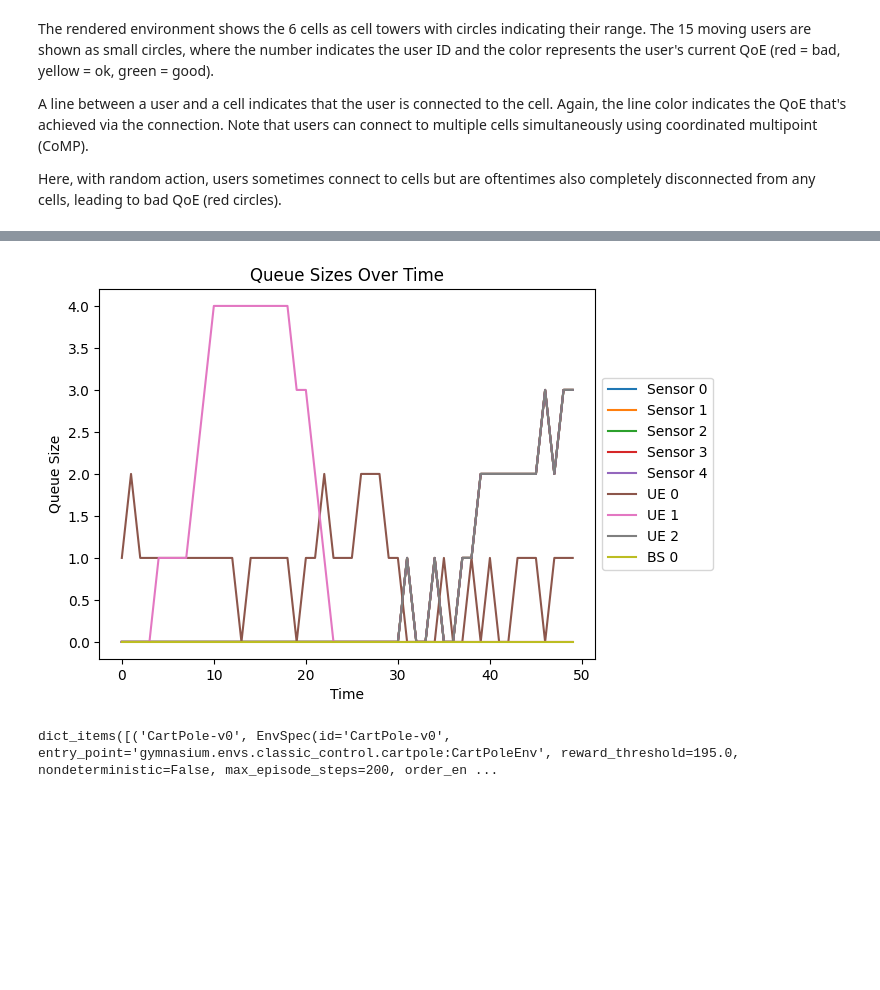
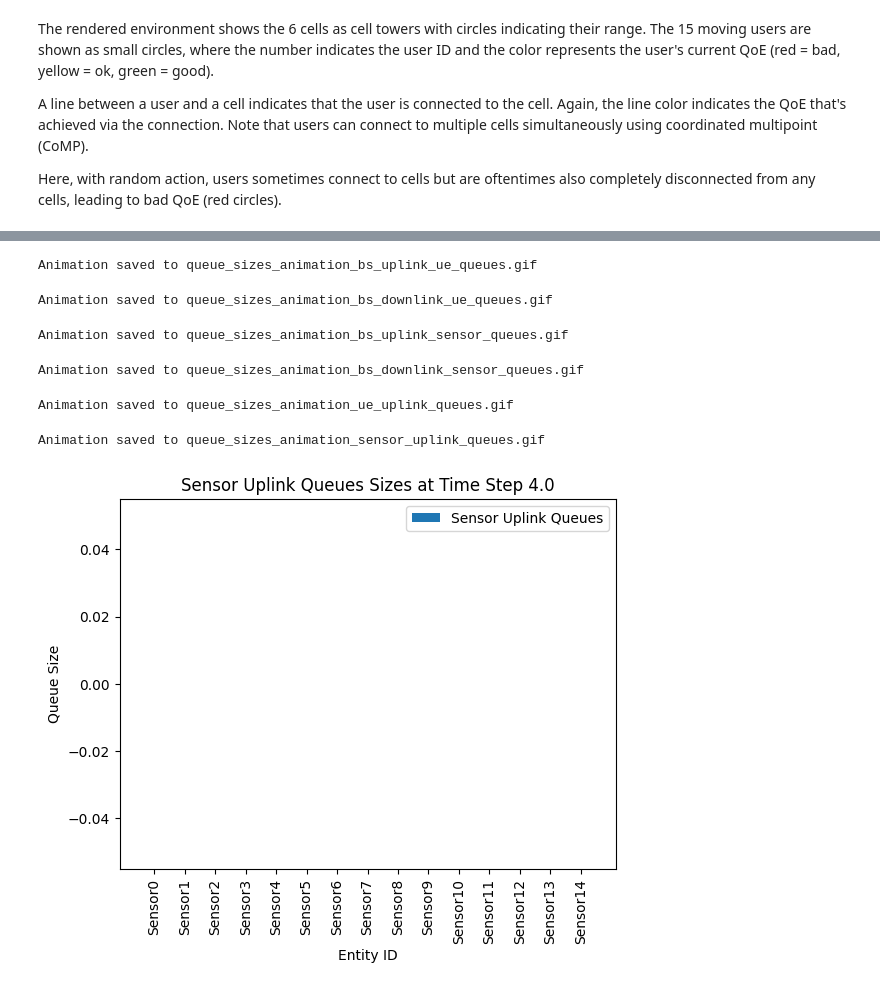
Before and after one commit to stefanbschneider/mobile-env, a Jupyter notebook: examples/smart_city.ipynb, the cells around one changed output, grey strips where cells are left out. Saved outputs shown, nothing was run; the diff lists cells and outputs as text; code cells hidden in the pictures; blank space fills up the shorter version.

```diff
--- a/examples/smart_city.ipynb
+++ b/examples/smart_city.ipynb
@@ -88,8 +92,56 @@ MComSmartCity.default_config()
-# %%
-env.render_queues()
-# %% [output]
-[figure, removed]
-# %%
-gymnasium.envs.registry.items()
-# %% [output]
-dict_items([('CartPole-v0', EnvSpec(id='CartPole-v0', entry_point='gymnasium.envs.classic_control.cartpole:CartPoleEnv', reward_threshold=195.0, nondeterministic=False, max_episode_steps=200, order_en ...
+# %%
+import matplotlib.pyplot as plt
+import matplotlib.animation as animation
+import numpy as np
+
+def create_animation(env, save_path_prefix):
+    def update(frame, ax, queue_data, queue_label, entity_labels):
+        ax.clear()
+        time_step = env.queue_logs['time'][frame]
+        queue_sizes = queue_data[frame]
+
+        indices = range(len(queue_sizes))
+
+        ax.bar(indices, queue_sizes, label=queue_label)
+        ax.set_xlabel('Entity ID')
+        ax.set_ylabel('Queue Size')
+        ax.set_title(f'{queue_label} Sizes at Time Step {time_step}')
+        ax.set_xticks(indices)
+        ax.set_xticklabels(entity_labels, rotation=90)
+        ax.legend()
+
+    fig, ax = plt.subplots()
+    entity_labels_bs = [f'BS{i}' for i in range(len(env.stations))]
+    entity_labels_ue = [f'UE{i}' for i in range(len(env.users))]
+    entity_labels_sensor = [f'Sensor{i}' for i in range(len(env.sensors))]
+
+    # Create animations for each type of queue
+    queue_types = [
+        ('bs_uplink_ue_queues', 'BS Uplink UE Queues', entity_labels_bs),
+        ('bs_downlink_ue_queues', 'BS Downlink UE Queues', entity_labels_bs),
+        ('bs_uplink_sensor_queues', 'BS Uplink Sensor Queues', entity_labels_bs),
+        ('bs_downlink_sensor_queues', 'BS Downlink Sensor Queues', entity_labels_bs),
+        ('ue_uplink_queues', 'UE Uplink Queues', entity_labels_ue),
+        ('sensor_uplink_queues', 'Sensor Uplink Queues', entity_labels_sensor)
+    ]
+
+    for queue_key, queue_label, entity_labels in queue_types:
+        queue_data = env.queue_logs[queue_key]
+        anim = animation.FuncAnimation(fig, update, fargs=(ax, queue_data, queue_label, entity_labels),
+                                       frames=len(env.queue_logs['time']), repeat=False)
+        save_path = f'{save_path_prefix}_{queue_key}.gif'
+        anim.save(save_path, writer='imagemagick')
+        print(f"Animation saved to {save_path}")
+
+
+# Create and save the animations
+save_path_prefix = 'queue_sizes_animation'
+create_animation(env, save_path_prefix)
+# %% [output]
+Animation saved to queue_sizes_animation_bs_uplink_ue_queues.gif
+Animation saved to queue_sizes_animation_bs_downlink_ue_queues.gif
+Animation saved to queue_sizes_animation_bs_uplink_sensor_queues.gif
+Animation saved to queue_sizes_animation_bs_downlink_sensor_queues.gif
+Animation saved to queue_sizes_animation_ue_uplink_queues.gif
+Animation saved to queue_sizes_animation_sensor_uplink_queues.gif
+[figure, added]
```
Also changed, not shown: parts of 6 cells of this notebook, 12 other files.
